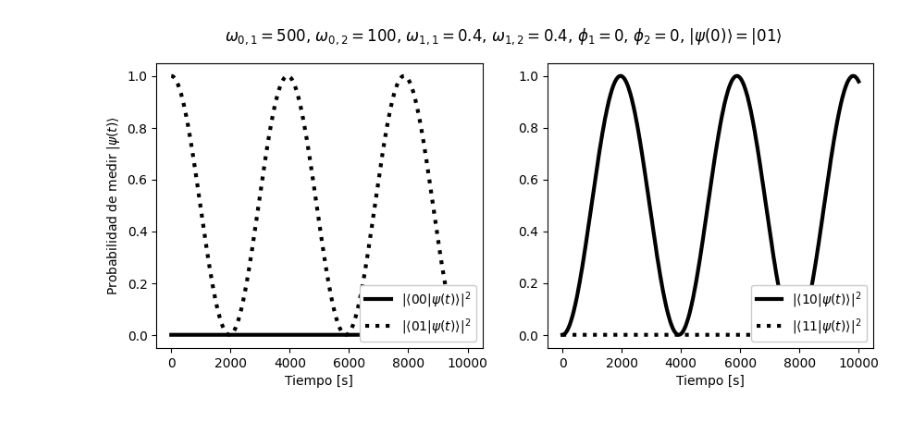
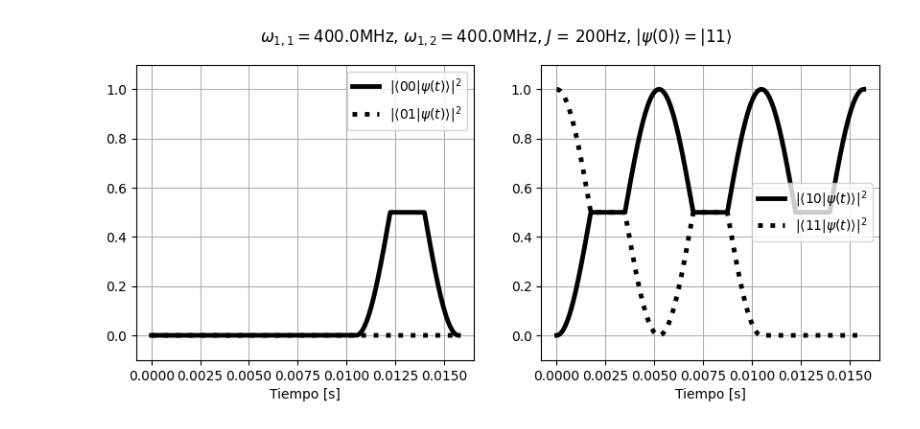
Before and after one commit to Section24259/hmcc_codigo, a Jupyter notebook: two_qubits.ipynb, the cells around one changed output. Saved outputs shown, nothing was run; the diff lists cells and outputs as text; code cells hidden in the pictures.

```diff
--- a/two_qubits.ipynb
+++ b/two_qubits.ipynb
@@ -59,5 +64,17 @@ result = mesolve(H, psi_0, t)
-# %%
-psi_t = []
-for index, state in enumerate(result.states):
-    psi_t.append(U_R[index].dag() * state)
+# %%
+# Values for the required evolution of the system
+
+# Format [omega_11, phi_1, omega_12, phi_2]
+params = [[0, 0, OMEGA_12, np.pi / 2],
+          [0, 0, 0, 0],
+          [0, 0, OMEGA_12, 0],
+          [0, 0, OMEGA_12, 0],
+          [0, 0, OMEGA_12, np.pi / 2],
+          [0, 0, OMEGA_12, np.pi],
+          [OMEGA_11, np.pi, 0, 0],
+          [OMEGA_11, np.pi / 2, 0, 0],
+          [OMEGA_11, 0, 0, 0]]
+
+# Format [initial_time, final_time]
+delta_t = get_time_intervals()
 # %%
@@ -82,41 +107,44 @@ for state in psi_t:
 # %%
 # Plotting the probabilities
 
+t = np.linspace(delta_t[0][0], delta_t[-1][-1], STEP * 9)
+
 fig, axes = plt.subplots(1, 2, figsize=(10, 4))
 
-width = 3
+width = 3.5
 color = 'black'
 
 axes[0].plot(t, prob_00, color=color, linewidth=width, linestyle='-', label=r'$|\langle 00 | \psi (t) \rangle|^2$')
 axes[0].plot(t, prob_01, color=color, linewidth=width, linestyle=':', label=r'$|\langle 01 | \psi (t) \rangle|^2$')
 
+axes[0].grid()
+axes[0].set_ylim([-0.1, 1.1])
 axes[0].set_xlabel('Tiempo [s]')
-axes[0].set_ylabel(r'Probabilidad de medir $| \psi (t) \rangle$')
-axes[0].legend(loc='lower right', framealpha=1)
+#axes[0].set_ylabel(r'Probabilidad de medir al sistema en los estados')
+axes[0].legend(loc='best', framealpha=0.8)
 
 axes[1].plot(t, prob_10, color=color, linewidth=width, linestyle='-', label=r'$|\langle 10 | \psi (t) \rangle|^2$')
 axes[1].plot(t, prob_11, color=color, linewidth=width, linestyle=':', label=r'$|\langle 11 | \psi (t) \rangle|^2$')
 
+axes[1].grid()
+axes[1].set_ylim([-0.1, 1.1])
 axes[1].set_xlabel('Tiempo [s]')
-axes[1].legend(loc='lower right', framealpha=1)
+axes[1].legend(loc='best', framealpha=0.8)
 
 if psi_0 == state_00:
     init_cond = r'$| \psi (0) \rangle = | 00 \rangle$'
 elif psi_0 == state_01:
     init_cond = r'$| \psi (0) \rangle = | 01 \rangle$'
 elif psi_0 == state_10:
     init_cond = r'$| \psi (0) \rangle = | 10 \rangle$'
 elif psi_0 == state_11:
     init_cond = r'$| \psi (0) \rangle = | 11 \rangle$'
 
-text_0 = r'$\omega_{0, 1} = $' + f'{omega_01}, '
-text_1 = r'$\omega_{0, 2} = $' + f'{omega_02}, '
-text_2 = r'$\omega_{1, 1} = $' + f'{omega_11}, '
-text_3 = r'$\omega_{1, 2} = $' + f'{omega_12}, '
-text_4 = r'$\phi_1 = $' + f'{phi_1}, '
-text_5 = r'$\phi_2 = $' + f'{phi_2}, '
-fig.suptitle(text_0 + text_1 + text_2 + text_3 + text_4 + text_5 + init_cond)
+text_0 = r'$\omega_{1, 1} = $' + f'{OMEGA_11 / 1000}MHz, '
+text_1 = r'$\omega_{1, 2} = $' + f'{OMEGA_12 / 1000}MHz, '
+text_3 = f'$J$ = {J}Hz, '
+fig.suptitle(text_0 + text_1 + text_3 + init_cond)
 
 plt.show()
 # %% [output]
-[figure, old version]
+[figure, new version]
```
Also changed, not shown: parts of 9 cells of this notebook, 1 other file.
